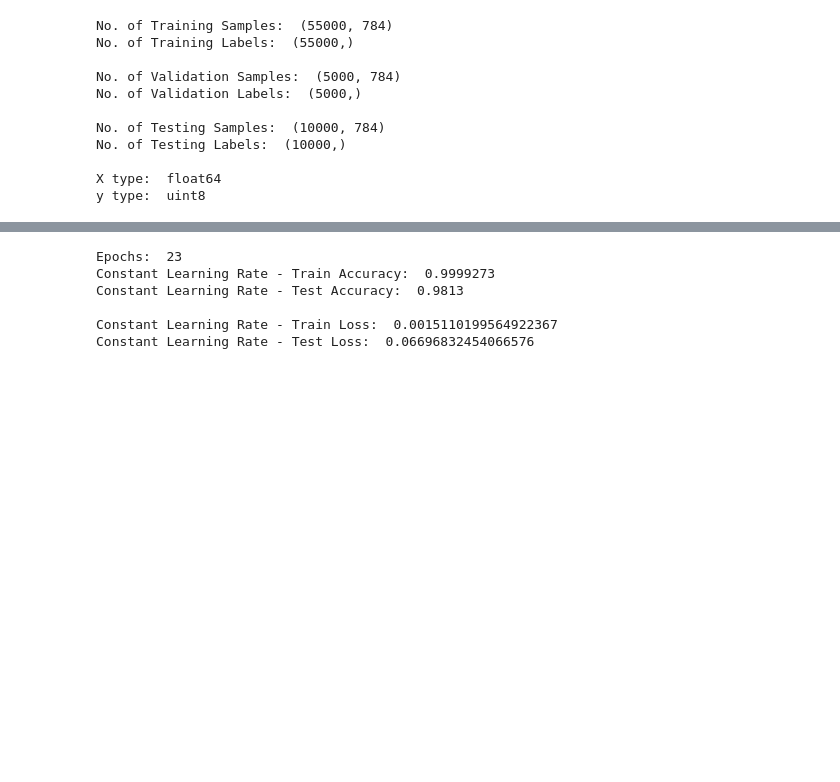
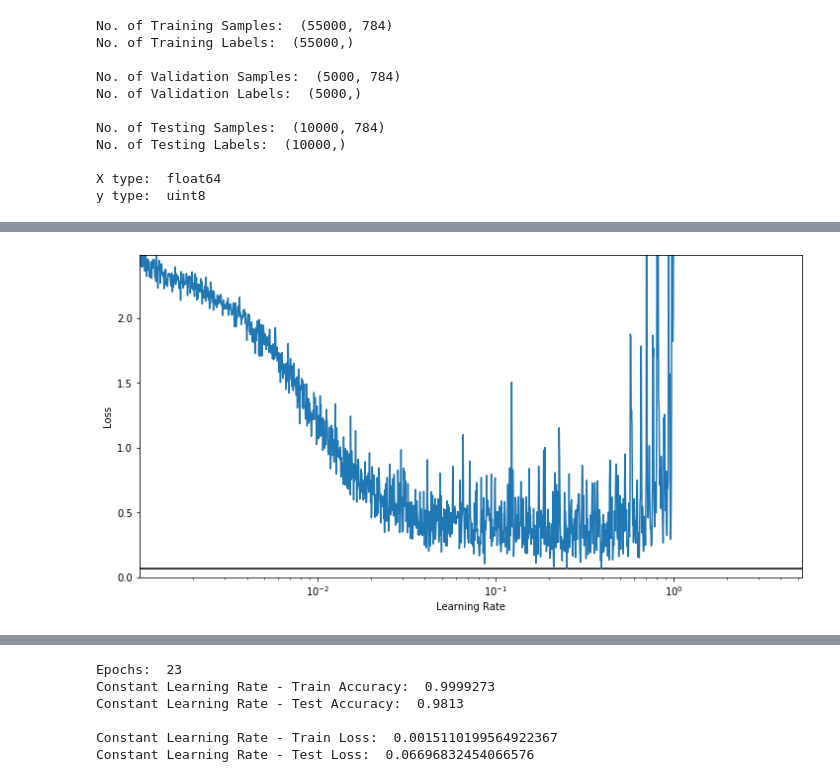
Before and after one commit to rhasanbd/Smooth-Taste-of-Keras--Journey-Through-MLPs, a Jupyter notebook: Keras-MLP Classifier-3-Learning Rate Experiments.ipynb, the cells around one changed output, grey strips where cells are left out. Saved outputs shown, nothing was run; the diff lists cells and outputs as text; code cells hidden in the pictures; blank space fills up the shorter version.

```diff
--- a/Keras-MLP Classifier-3-Learning Rate Experiments.ipynb
+++ b/Keras-MLP Classifier-3-Learning Rate Experiments.ipynb
@@ -165,0 +204,12 @@ Train on 55000 samples, validate on 5000 samples
+# %%
+plt.figure(figsize = (12,6))
+plt.plot(increase_lr.rates, increase_lr.losses)
+plt.gca().set_xscale('log')
+plt.hlines(min(increase_lr.losses), min(increase_lr.rates), max(increase_lr.rates))
+plt.xlim(min(increase_lr.rates), max(increase_lr.rates))
+plt.ylim(0, increase_lr.losses[0])
+plt.xlabel("Learning Rate")
+plt.ylabel("Loss")
+plt.show()
+# %% [output]
+[figure, added]
```
Also changed, not shown: parts of 96 cells of this notebook, 2 other files.
